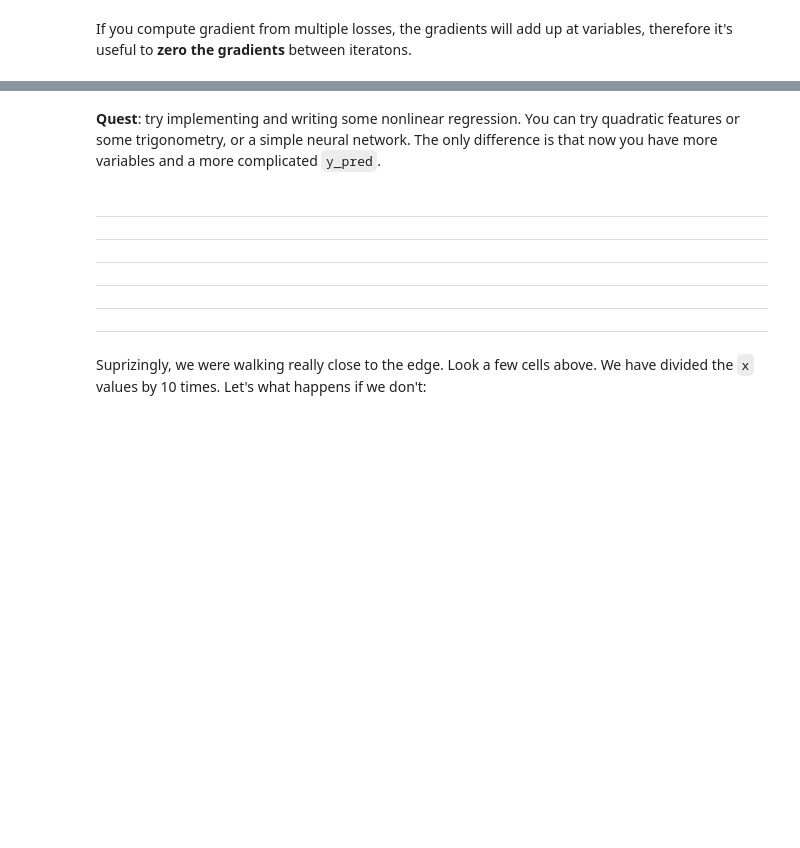
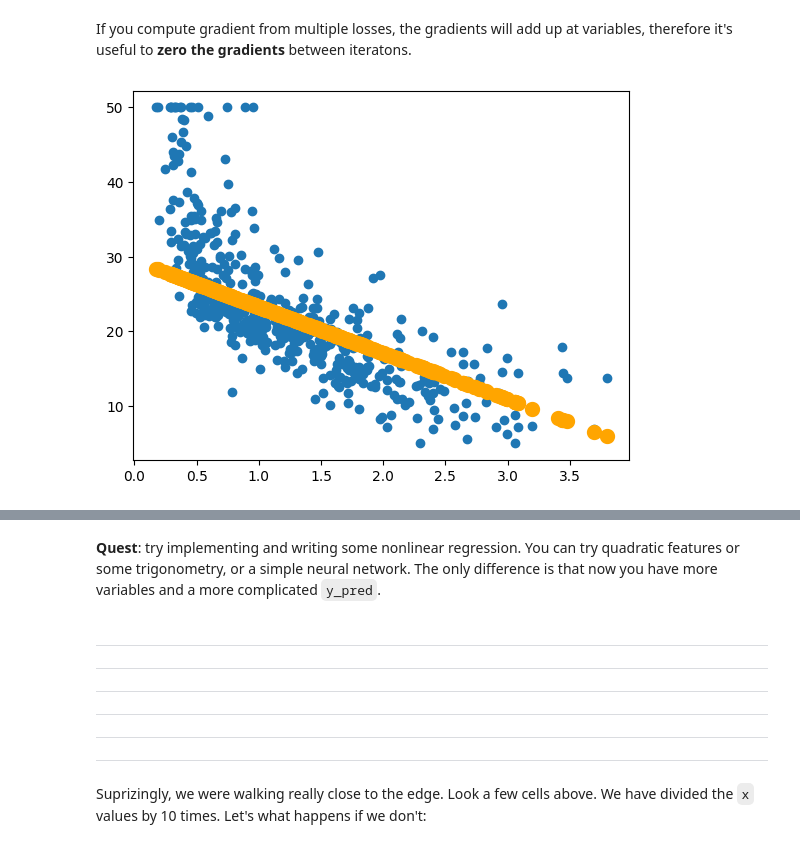
Before and after one commit to Andron00e/ml-course, a Jupyter notebook: week0_03_linear_classification/week0_03_intro_to_pytorch.ipynb, the cells around one changed output, grey strips where cells are left out. Drawn from its saved outputs; the diff is of its cells as text; code cells hidden in the pictures; blank space fills up the shorter version.

```diff
--- a/week0_03_linear_classification/week0_03_intro_to_pytorch.ipynb
+++ b/week0_03_linear_classification/week0_03_intro_to_pytorch.ipynb
@@ -230,9 +240,17 @@ plt.scatter(boston.data[:, -1], boston.target)
+# %%
+data_url = "http://lib.stat.cmu.edu/datasets/boston"
+raw_df = pd.read_csv(data_url, sep="\s+", skiprows=22, header=None)
+data = np.hstack([raw_df.values[::2, :], raw_df.values[1::2, :2]])
+target = raw_df.values[1::2, 2]
+# %%
+boston_data = data
+boston_target = target
 # %%
 w = torch.zeros(1, requires_grad=True)
 b = torch.zeros(1, requires_grad=True)
 
-x = torch.tensor(boston.data[:,-1] / 10, dtype=torch.float32)
-y = torch.tensor(boston.target, dtype=torch.float32)
+x = torch.tensor(boston_data[:,-1] / 10, dtype=torch.float32)
+y = torch.tensor(boston_target, dtype=torch.float32)
 # %%
 y_pred = w * x + b
 loss = torch.mean( (y_pred - y)**2 )
@@ -250,32 +272,34 @@ If you compute gradient from multiple losses, the gradients will add up at varia
 from IPython.display import clear_output
 
 w = torch.zeros(1, requires_grad=True)
 b = torch.zeros(1, requires_grad=True)
 
-x = torch.tensor(boston.data[:,-1] / 10, dtype=torch.float32)
-y = torch.tensor(boston.target, dtype=torch.float32)
+x = torch.tensor(boston_data[:,-1] / 10, dtype=torch.float32)
+y = torch.tensor(boston_target, dtype=torch.float32)
 
 for i in range(100):
 
     y_pred = w * x  + b
     loss = torch.mean( (y_pred - y)**2 )
     loss.backward()
 
     w.data -= 0.05 * w.grad.data
     b.data -= 0.05 * b.grad.data
 
     #zero gradients
     w.grad.data.zero_()
     b.grad.data.zero_()
 
     # the rest of code is just bells and whistles
     if (i+1)%5==0:
         clear_output(True)
         plt.scatter(x.data.numpy(), y.data.numpy())
         plt.scatter(x.data.numpy(), y_pred.data.numpy(), color='orange', linewidth=5)
         plt.show()
 
         print("loss = ", loss.data.numpy())
         if loss.data.numpy() < 0.5:
             print("Done!")
             break
+# %% [output]
+[figure, added]
```
Also changed, not shown: parts of 9 cells of this notebook.
